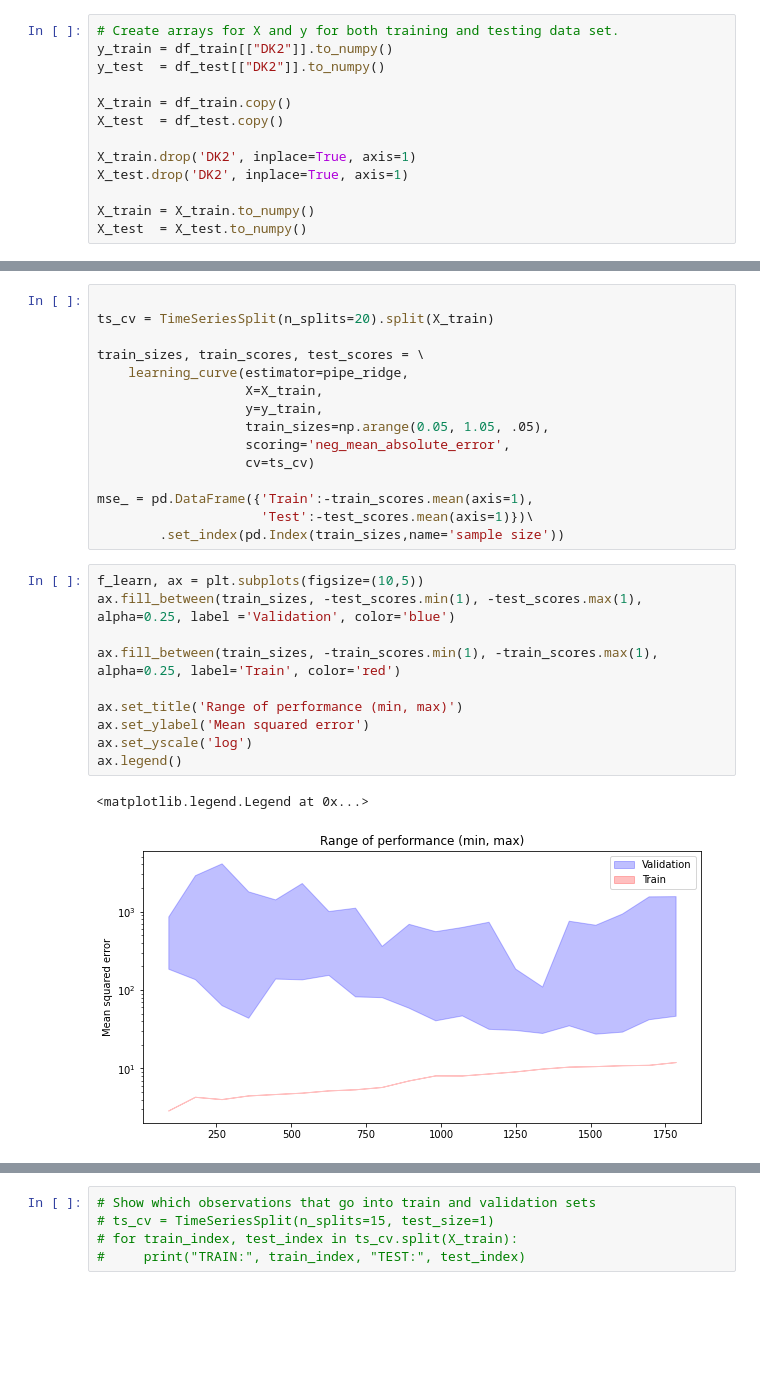
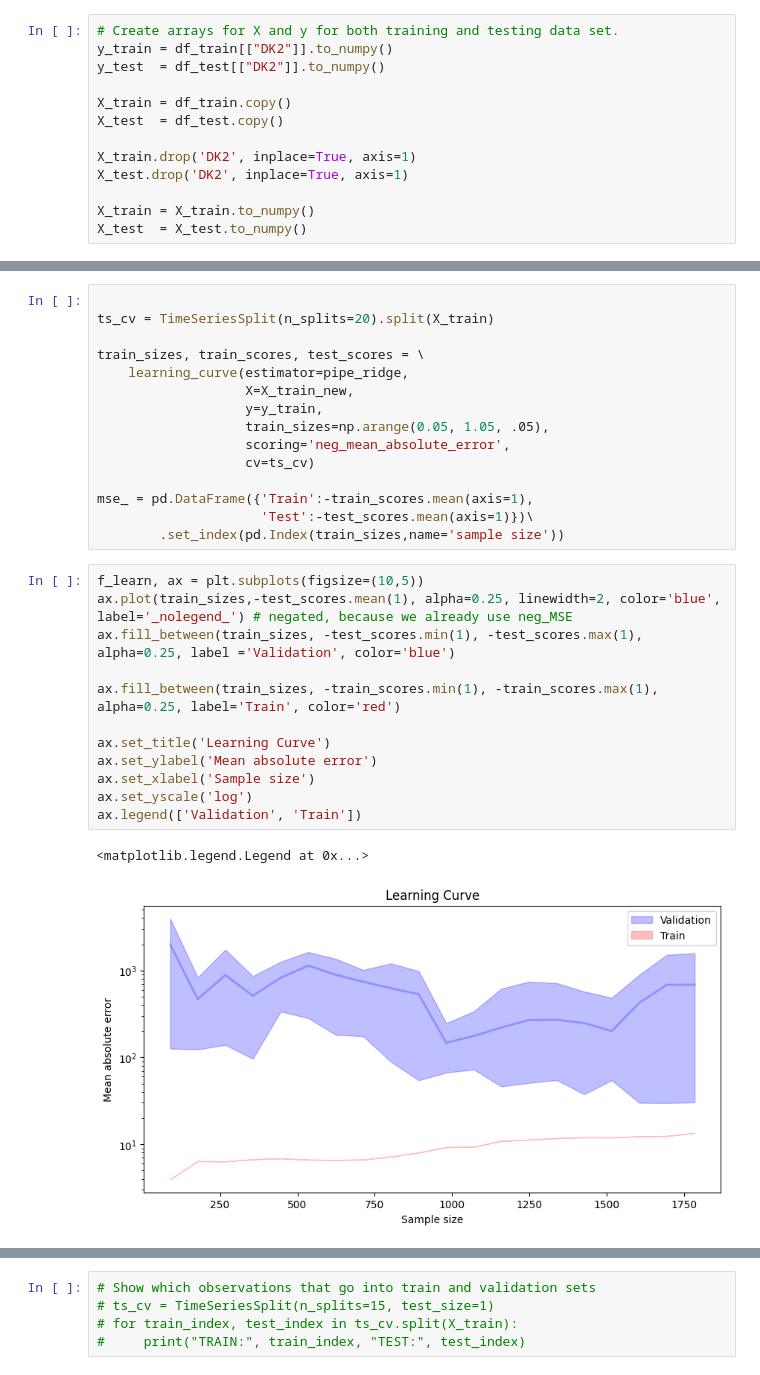
Before and after one commit to sjhpol/ISDS_arbejde, a Jupyter notebook: Exam/RIDGEreg copy.ipynb, the cells around one changed output, grey strips where cells are left out. Saved outputs shown, nothing was run; the diff lists cells and outputs as text; blank space fills up the shorter version.

```diff
--- a/Exam/RIDGEreg copy.ipynb
+++ b/Exam/RIDGEreg copy.ipynb
@@ -121,7 +121,7 @@ ts_cv = TimeSeriesSplit(n_splits=20).split(X_train)
 
 train_sizes, train_scores, test_scores = \
     learning_curve(estimator=pipe_ridge,
-                   X=X_train,
+                   X=X_train_new,
                    y=y_train,
                    train_sizes=np.arange(0.05, 1.05, .05),
                    scoring='neg_mean_absolute_error',
@@ -132,14 +132,16 @@ mse_ = pd.DataFrame({'Train':-train_scores.mean(axis=1),
         .set_index(pd.Index(train_sizes,name='sample size'))
 # %%
 f_learn, ax = plt.subplots(figsize=(10,5))
+ax.plot(train_sizes,-test_scores.mean(1), alpha=0.25, linewidth=2, color='blue', label='_nolegend_') # negated, because we already use neg_MSE
 ax.fill_between(train_sizes, -test_scores.min(1), -test_scores.max(1), alpha=0.25, label ='Validation', color='blue')
 
 ax.fill_between(train_sizes, -train_scores.min(1), -train_scores.max(1),  alpha=0.25, label='Train', color='red')
 
-ax.set_title('Range of performance (min, max)')
-ax.set_ylabel('Mean squared error')
+ax.set_title('Learning Curve')
+ax.set_ylabel('Mean absolute error')
+ax.set_xlabel('Sample size')
 ax.set_yscale('log')
-ax.legend()
+ax.legend(['Validation', 'Train'])
 # %% [output]
 <matplotlib.legend.Legend at 0x...>
-[figure, old version]
+[figure, new version]
```
Also changed, not shown: parts of 14 cells of this notebook, 3 other files.
